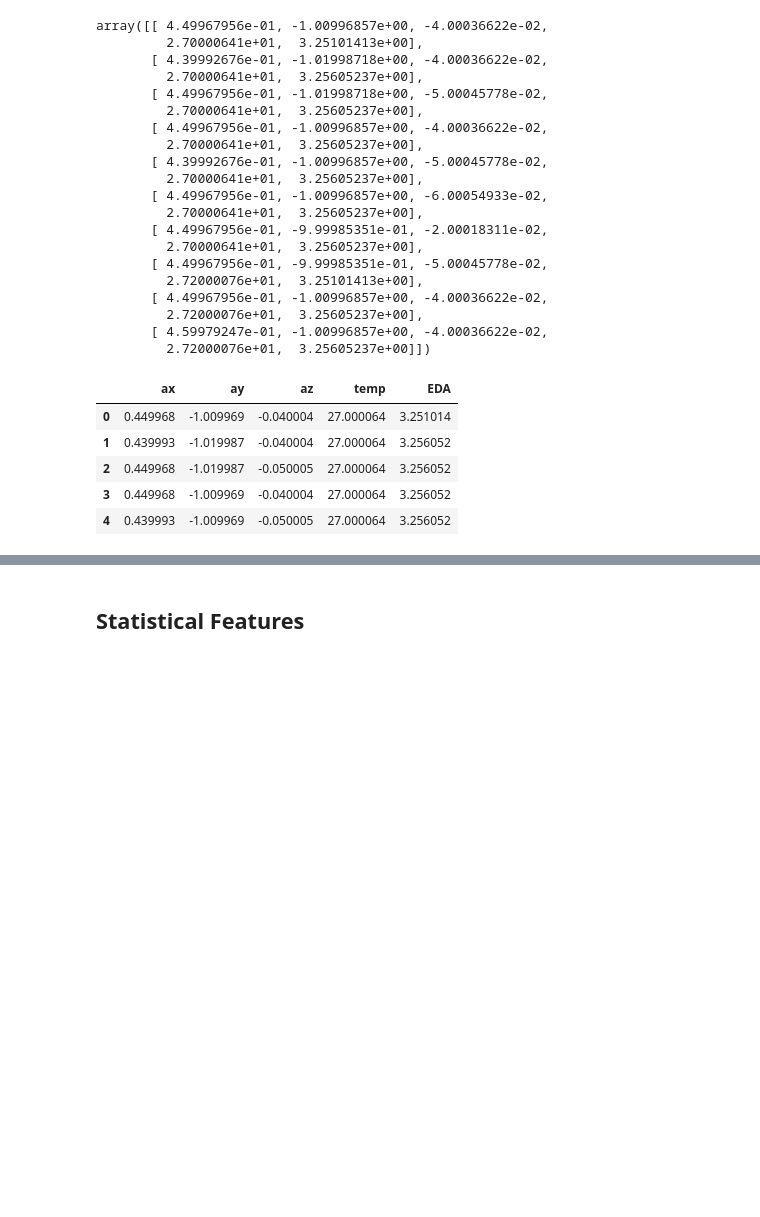
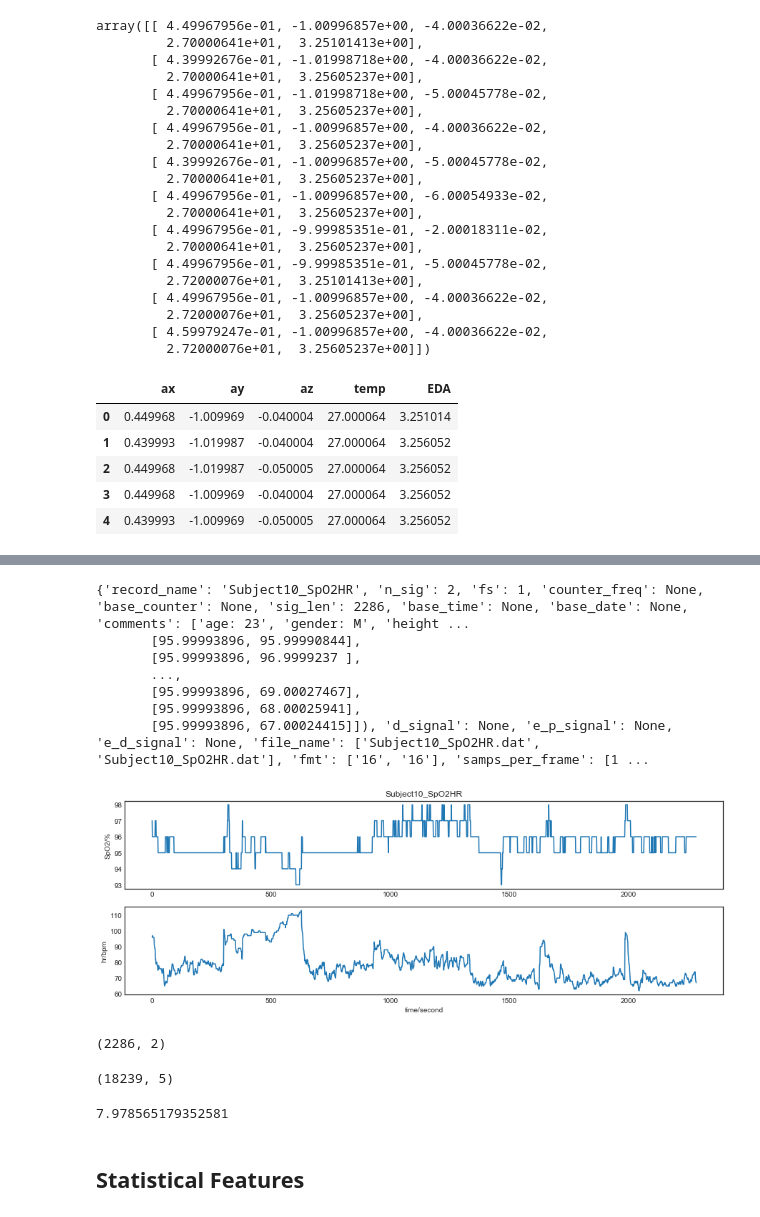
Before and after one commit to lisaong/hss, a Jupyter notebook: 03_sensors.ipynb, the cells around one changed output, grey strips where cells are left out. Drawn from its saved outputs; the diff is of its cells as text; code cells hidden in the pictures; blank space fills up the shorter version.

```diff
--- a/03_sensors.ipynb
+++ b/03_sensors.ipynb
@@ -88,0 +144,27 @@ df.head()
+# %%
+record_spo2_hr = wfdb.rdrecord('./data/physionet/Subject10_SpO2HR')
+print(record_spo2_hr.__dict__)
+
+wfdb.plot_wfdb(record=record_spo2_hr, title='Subject10_SpO2HR', time_units='seconds', figsize=(15, 5))
+# %% [output]
+{'record_name': 'Subject10_SpO2HR', 'n_sig': 2, 'fs': 1, 'counter_freq': None, 'base_counter': None, 'sig_len': 2286, 'base_time': None, 'base_date': None, 'comments': ['age: 23', 'gender: M', 'height ...
+       [95.99993896, 95.99990844],
+       [95.99993896, 96.9999237 ],
+       ...,
+       [95.99993896, 69.00027467],
+       [95.99993896, 68.00025941],
+       [95.99993896, 67.00024415]]), 'd_signal': None, 'e_p_signal': None, 'e_d_signal': None, 'file_name': ['Subject10_SpO2HR.dat', 'Subject10_SpO2HR.dat'], 'fmt': ['16', '16'], 'samps_per_frame': [1 ...
+[figure, added]
+# %%
+record_spo2_hr.p_signal.shape
+# %% [output]
+(2286, 2)
+# %%
+df.shape
+# %% [output]
+(18239, 5)
+# %%
+# number of ax samples per second
+df.shape[0]/record_spo2_hr.p_signal.shape[0]
+# %% [output]
+7.978565179352581
```
Also changed, not shown: parts of 10 cells of this notebook, 3 other files.
